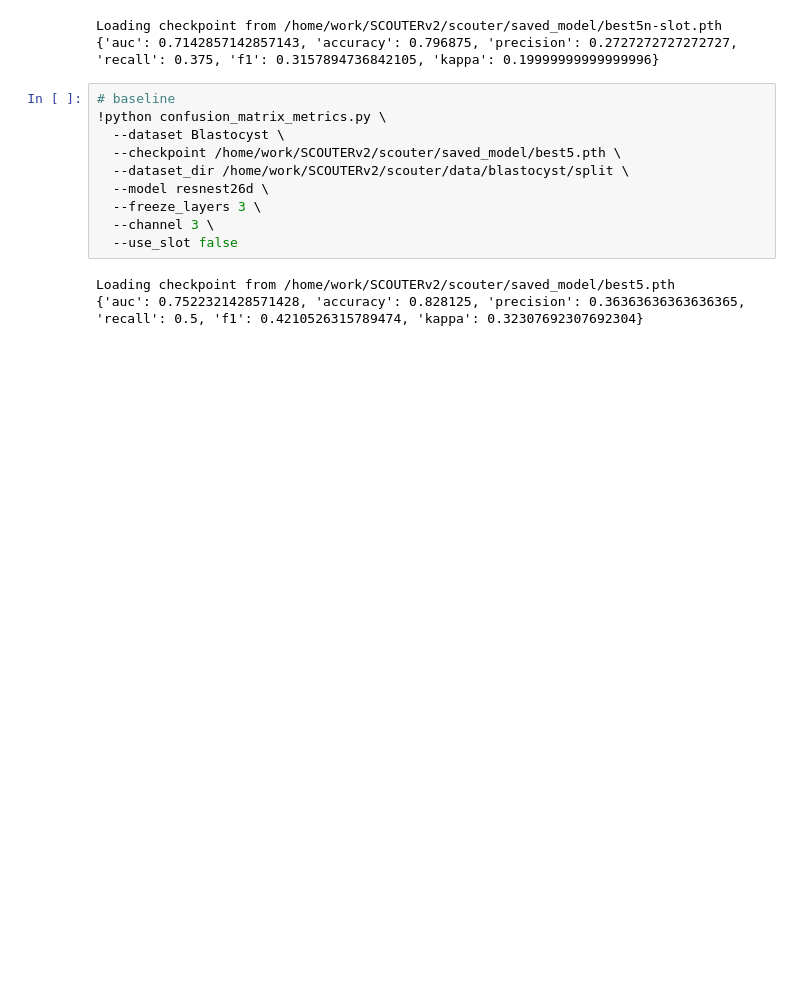
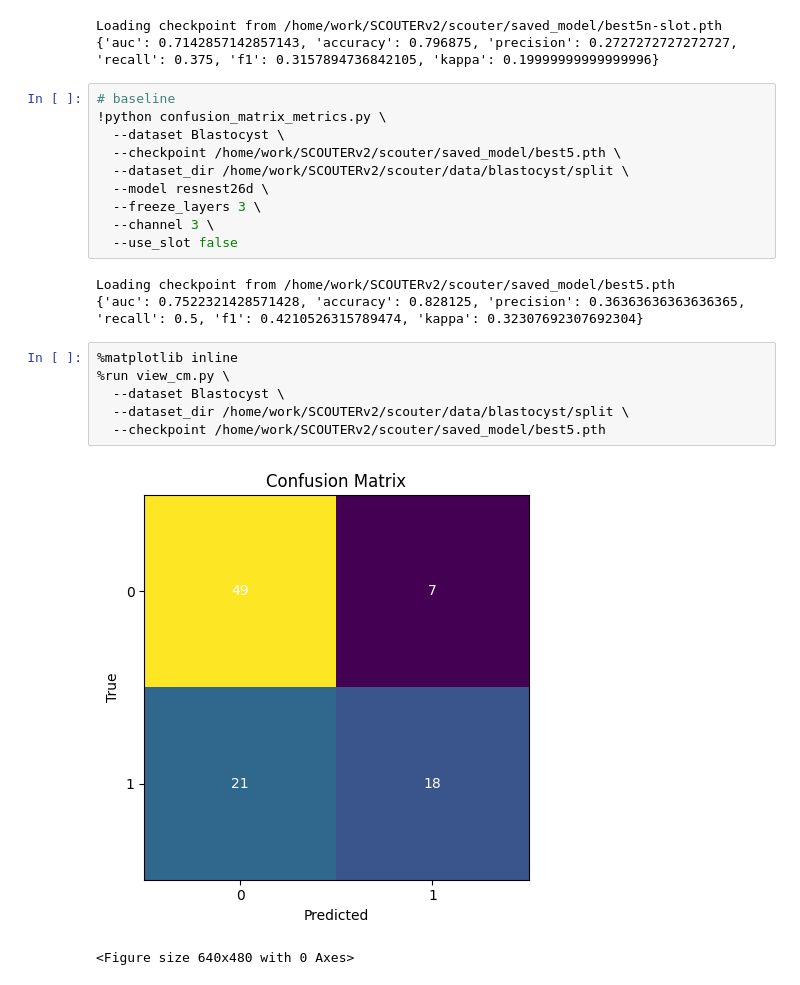
Before and after one commit to justpers/scouter, a Jupyter notebook: second.ipynb, the cells around one changed output. Drawn from its saved outputs; the diff is of its cells as text; blank space fills up the shorter version.

```diff
--- a/second.ipynb
+++ b/second.ipynb
@@ -379,3 +379,12 @@ Loading checkpoint from /home/work/SCOUTERv2/scouter/saved_model/best5n-slot.pth
 # %% [output]
 Loading checkpoint from /home/work/SCOUTERv2/scouter/saved_model/best5.pth
 {'auc': 0.7522321428571428, 'accuracy': 0.828125, 'precision': 0.36363636363636365, 'recall': 0.5, 'f1': 0.4210526315789474, 'kappa': 0.32307692307692304}
+# %%
+%matplotlib inline
+%run view_cm.py \
+  --dataset Blastocyst \
+  --dataset_dir /home/work/SCOUTERv2/scouter/data/blastocyst/split \
+  --checkpoint /home/work/SCOUTERv2/scouter/saved_model/best5.pth
+# %% [output]
+[figure, added]
+<Figure size 640x480 with 0 Axes>
```
Also changed, not shown: parts of 2 cells of this notebook, 1 other file.
